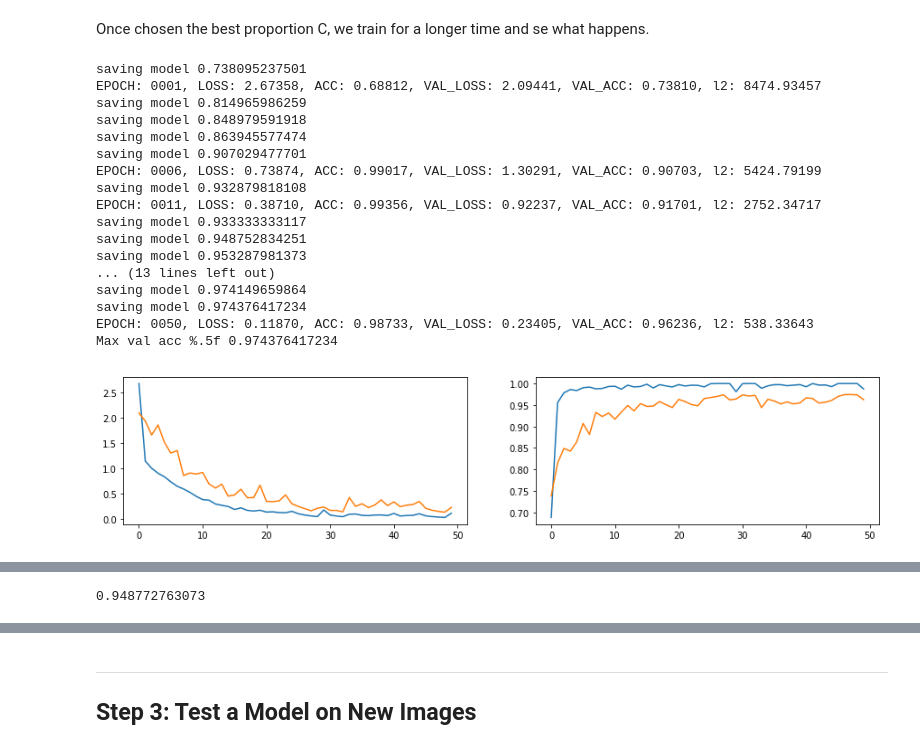
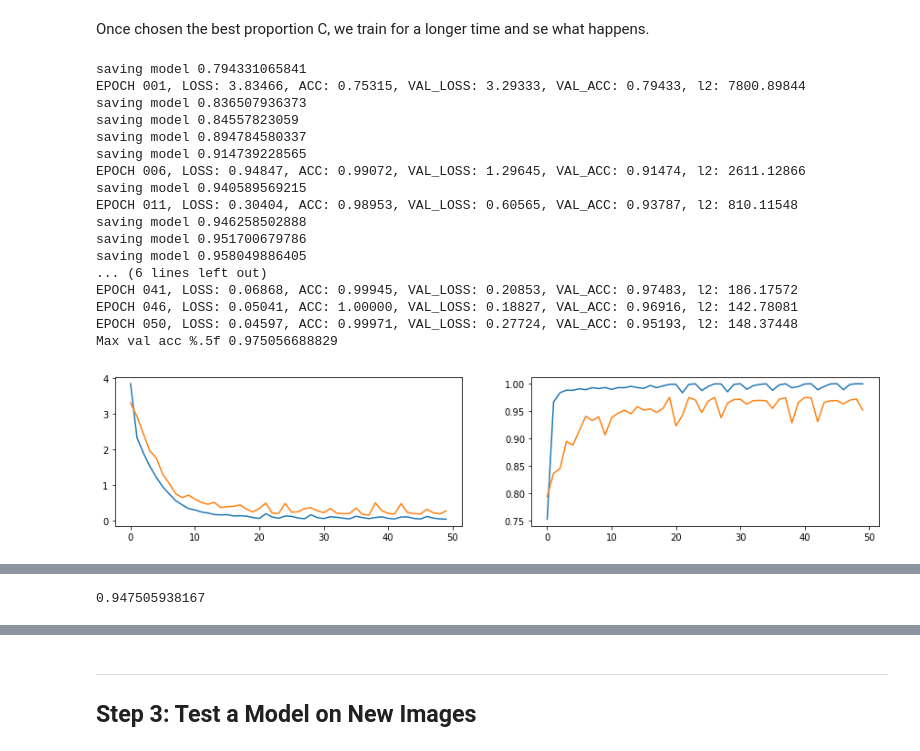
Before and after one commit to glazari/Self-Driving-Car-NanoDegree, a Jupyter notebook: CarND-Traffic-Sign-Classifier-Project/Traffic_Sign_Classifier.ipynb, the cells around one changed output, grey strips where cells are left out. Saved outputs shown, nothing was run; the diff lists cells and outputs as text; code cells hidden in the pictures.

```diff
--- a/CarND-Traffic-Sign-Classifier-Project/Traffic_Sign_Classifier.ipynb
+++ b/CarND-Traffic-Sign-Classifier-Project/Traffic_Sign_Classifier.ipynb
@@ -238,17 +265,22 @@ logits = dense(dense2, n_out=n_classes)
 And below here is the model loss function and accuracy operation.
 # %%
 #loss function
-rate = 0.001
+l_rate = 0.001
 
+#L2 loss and 'C' coeficient to control regularization
 l2_loss = tf.reduce_sum(tf.get_collection('l2_losses'))
 C = tf.Variable(tf.constant(0.00002),trainable=False)
 C_ph = tf.placeholder(tf.float32)
 C_assign = tf.assign(C, C_ph)
 
+#Using cross entropy loss
+cross_entropy = tf.nn.softmax_cross_entropy_with_logits(labels=one_hot_y, logits=logits)
 
-cross_entropy = tf.nn.softmax_cross_entropy_with_logits(labels=one_hot_y, logits=logits)
+#joining l2_loss with cross entropy
 loss_operation = tf.reduce_mean(cross_entropy) + C*l2_loss
-optimizer = tf.train.AdamOptimizer(learning_rate = rate)
+
+#Optimizer
+optimizer = tf.train.AdamOptimizer(learning_rate = l_rate)
 train_step = optimizer.minimize(loss_operation)
 
 #Evaluation
@@ -360,37 +394,37 @@ Once chosen the best proportion C, we train for a longer time and se what happen
 # %%
 %%time
 #train with chosen C for more epochs
 results = train(train_im, train_label, val_im, val_label,
-                    C_val=0.00012207, training_epochs=50, display_step=5, batch_size=128, save=True)
+                    C_val=0.000307598, training_epochs=50, display_step=5, batch_size=128, save=True)
 
 losses, val_losses, accs, val_accs = results
 
 print('Max val acc %.5f', max(val_accs))
 
 plt.figure(figsize=(15,3))
 plt.subplot(121)
 plt.plot(losses)
 plt.plot(val_losses)
 plt.subplot(122)
 plt.plot(accs)
 _ = plt.plot(val_accs)
 plt.show()
 # %% [output]
-saving model 0.738095237501
-EPOCH: 0001, LOSS: 2.67358, ACC: 0.68812, VAL_LOSS: 2.09441, VAL_ACC: 0.73810, l2: 8474.93457
-saving model 0.814965986259
-saving model 0.848979591918
-saving model 0.863945577474
-saving model 0.907029477701
-EPOCH: 0006, LOSS: 0.73874, ACC: 0.99017, VAL_LOSS: 1.30291, VAL_ACC: 0.90703, l2: 5424.79199
-saving model 0.932879818108
-EPOCH: 0011, LOSS: 0.38710, ACC: 0.99356, VAL_LOSS: 0.92237, VAL_ACC: 0.91701, l2: 2752.34717
-saving model 0.933333333117
-saving model 0.948752834251
-saving model 0.953287981373
-... (13 lines left out)
-saving model 0.974149659864
-saving model 0.974376417234
-EPOCH: 0050, LOSS: 0.11870, ACC: 0.98733, VAL_LOSS: 0.23405, VAL_ACC: 0.96236, l2: 538.33643
-Max val acc %.5f 0.974376417234
+saving model 0.794331065841
+EPOCH 001, LOSS: 3.83466, ACC: 0.75315, VAL_LOSS: 3.29333, VAL_ACC: 0.79433, l2: 7800.89844
+saving model 0.836507936373
+saving model 0.84557823059
+saving model 0.894784580337
+saving model 0.914739228565
+EPOCH 006, LOSS: 0.94847, ACC: 0.99072, VAL_LOSS: 1.29645, VAL_ACC: 0.91474, l2: 2611.12866
+saving model 0.940589569215
+EPOCH 011, LOSS: 0.30404, ACC: 0.98953, VAL_LOSS: 0.60565, VAL_ACC: 0.93787, l2: 810.11548
+saving model 0.946258502888
+saving model 0.951700679786
+saving model 0.958049886405
+... (6 lines left out)
+EPOCH 041, LOSS: 0.06868, ACC: 0.99945, VAL_LOSS: 0.20853, VAL_ACC: 0.97483, l2: 186.17572
+EPOCH 046, LOSS: 0.05041, ACC: 1.00000, VAL_LOSS: 0.18827, VAL_ACC: 0.96916, l2: 142.78081
+EPOCH 050, LOSS: 0.04597, ACC: 0.99971, VAL_LOSS: 0.27724, VAL_ACC: 0.95193, l2: 148.37448
+Max val acc %.5f 0.975056688829
-[figure, old version]
+[figure, new version]
@@ -399,9 +433,8 @@ Wall time: 8min 32s
 # %%
 #test
-test_loss, test_acc = run_epoch(test_im, test_label, train=False,
-                                augment=False, batch_size=128)
+test_loss, test_acc = run_epoch(test_im, test_label, train=False, batch_size=128)
 print(test_acc)
 # %% [output]
-0.948772763073
+0.947505938167
 # %% [markdown]
 ### l2 loss
```
Also changed, not shown: parts of 19 cells of this notebook, 4 other files.
